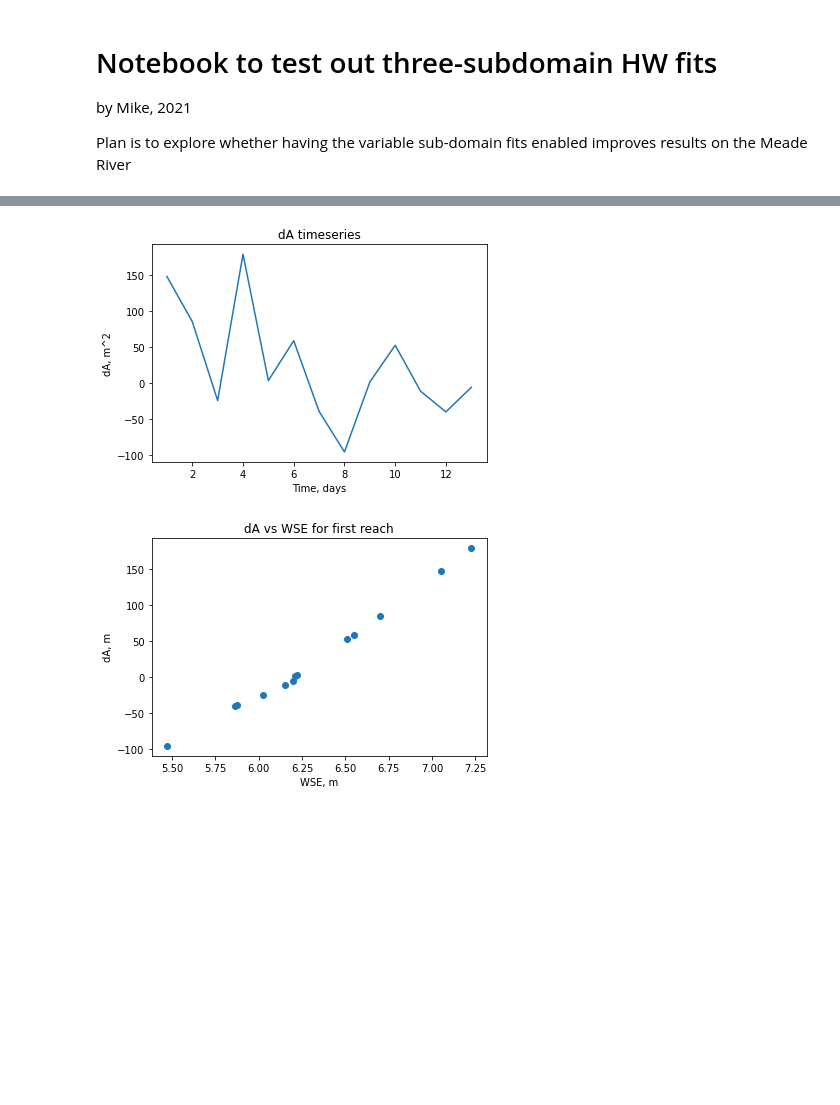
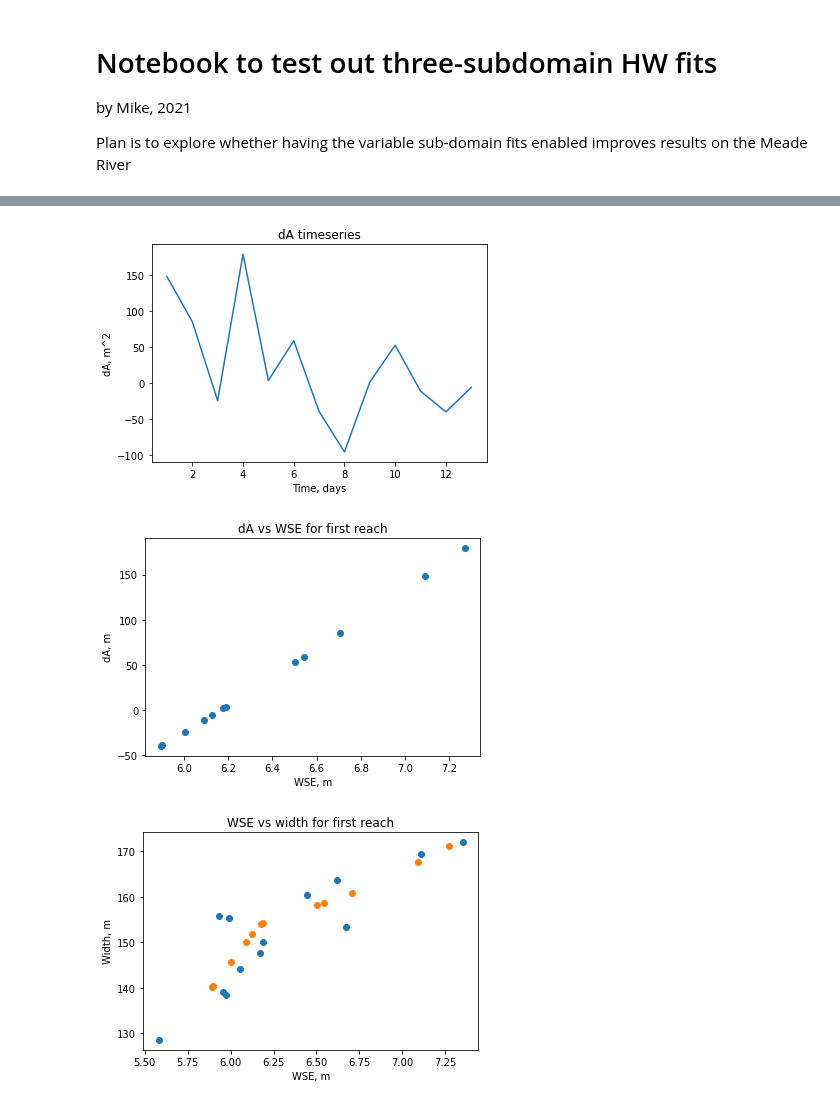
Before and after one commit to mikedurand/FLaPE-Byrd, a Jupyter notebook: TestAreaFits.ipynb, the cells around one changed output, grey strips where cells are left out. Cells and saved outputs as stored; diff of their text form; code cells hidden in the pictures; blank space fills up the shorter version.

```diff
--- a/TestAreaFits.ipynb
+++ b/TestAreaFits.ipynb
@@ -39,9 +38,10 @@ RiverNames=['Meade']
 DataDirContents=os.scandir(DataDir)
 
 ConstrainHW=True #set to true to compute self-constrained height-width data
-CalcAreaFit=1 # set to 1 for the quicker option - use equally-spaced HW breakpoints
-dAOpt=1
+CalcAreaFit=2 # set to 1 for the quicker option - use equally-spaced HW breakpoints
+dAOpt=1 #set to 0 to use MetroMan-style. set to 1 to use SWOT style
 Verbose=True
+ShowEverything=False
 
 RunData={}
 
@@ -59,6 +59,42 @@ for entry in DataDirContents:
         D=Domain(IO.ObsData)
         Obs=ReachObservations(D,IO.ObsData,ConstrainHW,CalcAreaFit,dAOpt,Verbose)
         Truth=ReachTruth(IO.TruthData)
+
+        Variants=['AHGW', 'AHGD','HeightManning','Constant-n','PowerLaw-n','MWAVN','MOMMA']
+
+        ReachDict={}
+        ReachDict['dA']=Obs.dA[0,:]
+        ReachDict['w']=Obs.w[0,:]
+        ReachDict['S']=Obs.S[0,:]
+        ReachDict['H']=Obs.h[0,:]
+        ReachDict['Qtrue']=Truth.Q[0,:]
+
+        FlowLawVariants={}
+        FlowLawVariants['AHGW']=AHGW(ReachDict['dA'],ReachDict['w'],ReachDict['S'],ReachDict['H'])
+        FlowLawVariants['AHGD']=AHGD(ReachDict['dA'],ReachDict['w'],ReachDict['S'],ReachDict['H'])
+        FlowLawVariants['HeightManning']=MWHCN(ReachDict['dA'],ReachDict['w'],ReachDict['S'],ReachDict['H'])
+        FlowLawVariants['Constant-n']=MWACN(ReachDict['dA'],ReachDict['w'],ReachDict['S'],ReachDict['H'])
+        FlowLawVariants['PowerLaw-n']=MWAPN(ReachDict['dA'],ReachDict['w'],ReachDict['S'],ReachDict['H'])
+        FlowLawVariants['MWAVN']=MWAVN(ReachDict['dA'],ReachDict['w'],ReachDict['S'],ReachDict['H'])
+        FlowLawVariants['MOMMA']=MWAVN(ReachDict['dA'],ReachDict['w'],ReachDict['S'],ReachDict['H'])
+
+        cal={} #make a dictionary of results, keyed off the flow law variant name
+        for variant in FlowLawVariants.keys():
+            flow_law_cal=FlowLawCalibration(D,ReachDict['Qtrue'],FlowLawVariants[variant])
+            flow_law_cal.CalibrateReach(verbose=False,suppress_warnings=True)
+            cal[variant]=flow_law_cal
+
+            if ShowEverything:
+                display(Markdown(variant))
+                cal[variant].PlotTimeseries()
+                cal[variant].PlotScatterplot()
+
+        #8 Collect run data
+        ThisRunData={
+           "id":entry.name,
+           "cal":cal
+        }
+        RunData[RiverName]=ThisRunData
 # %% [output]
 **Running gage66**
 `gtol` termination condition is satisfied.
@@ -69,7 +113,9 @@ SWOT-style area calculations
 # %%
 # check out how the cross-sectional area calculations look
 Obs.plotdA()
 Obs.plotHdA()
+Obs.plotHW()
 # %% [output]
 [figure]
-[figure, old version]
+[figure, new version]
+[figure, added]
```
Also changed, not shown: parts of 3 cells of this notebook, 1 other file.
